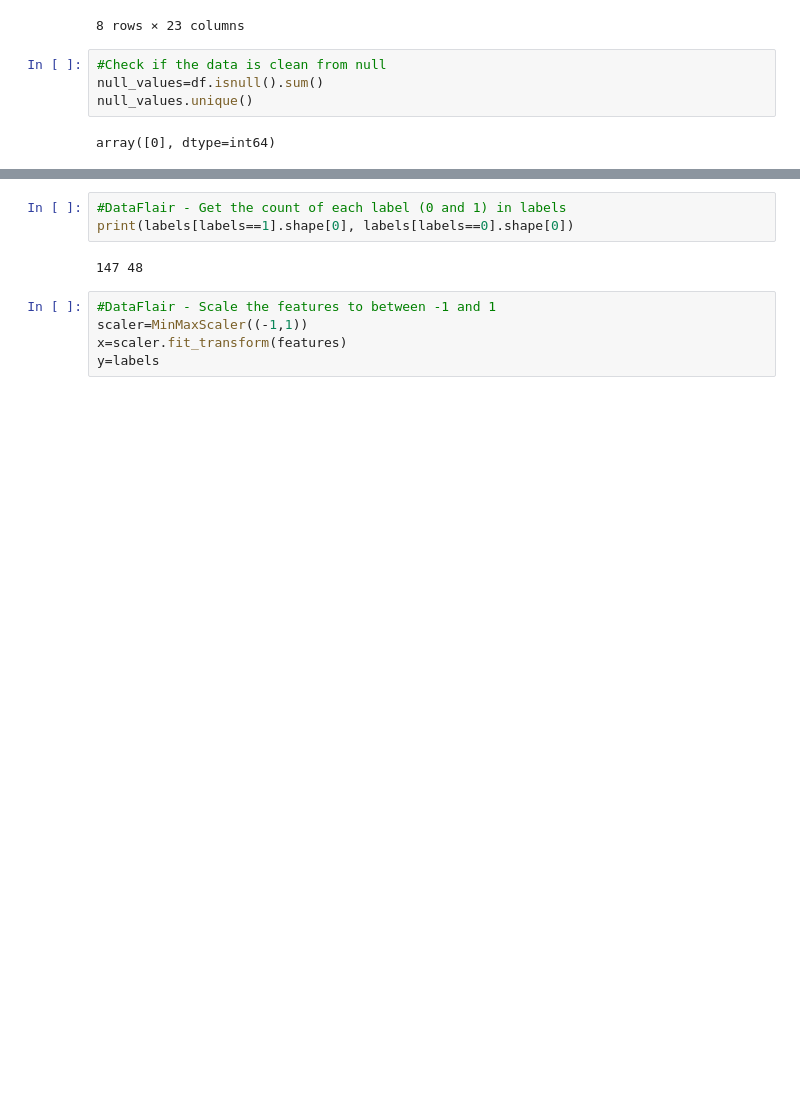
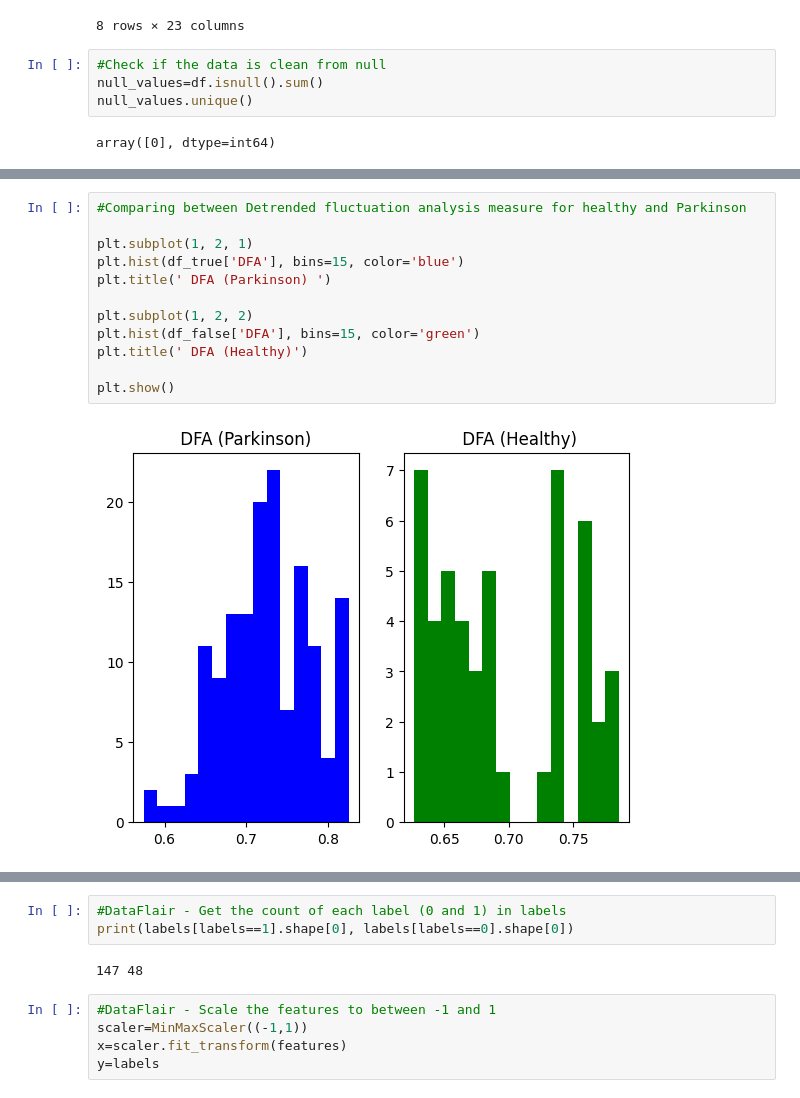
Before and after one commit to Maram99Alhinai/Bootcamp_parkinsons, a Jupyter notebook: try1.ipynb, the cells around one changed output, grey strips where cells are left out. Cells and saved outputs as stored; diff of their text form; blank space fills up the shorter version.

```diff
--- a/try1.ipynb
+++ b/try1.ipynb
@@ -99,0 +114,14 @@ plt.show()
+# %%
+#Comparing between Detrended fluctuation analysis measure for healthy and Parkinson
+
+plt.subplot(1, 2, 1)
+plt.hist(df_true['DFA'], bins=15, color='blue')
+plt.title(' DFA (Parkinson) ')
+
+plt.subplot(1, 2, 2)
+plt.hist(df_false['DFA'], bins=15, color='green')
+plt.title(' DFA (Healthy)')
+
+plt.show()
+# %% [output]
+[figure, added]
```
Also changed, not shown: parts of 5 cells of this notebook.
